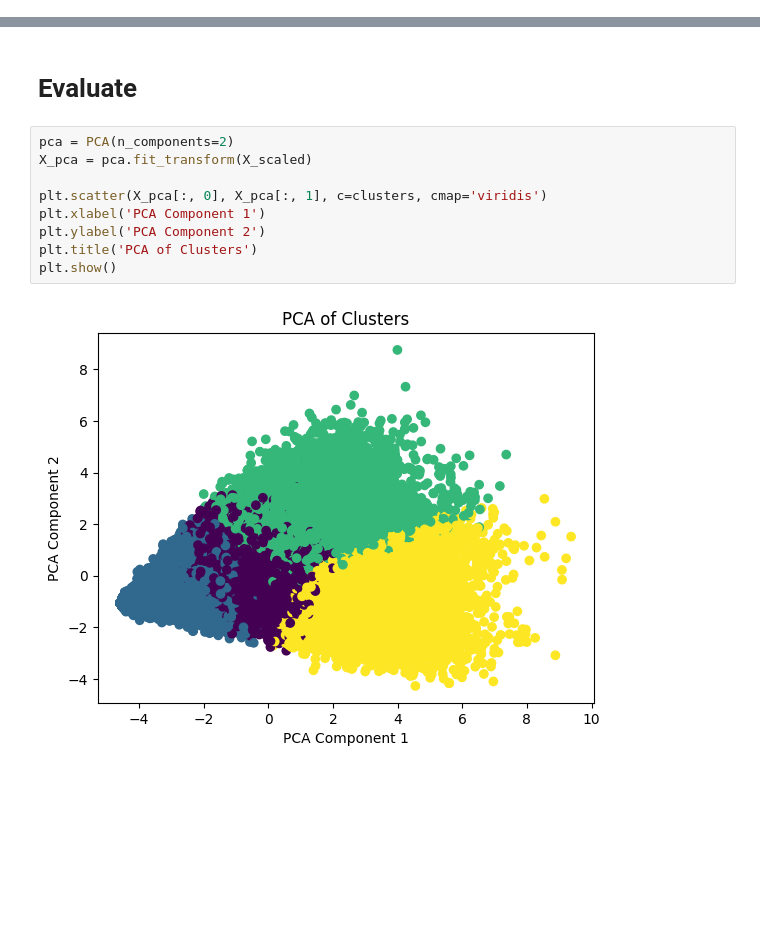
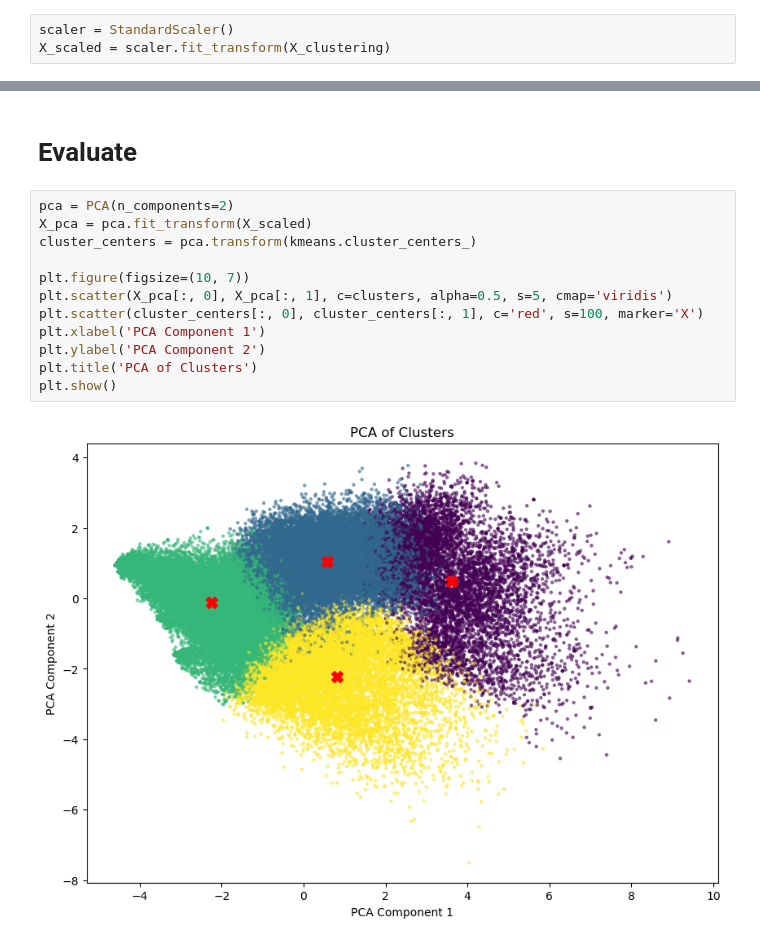
Before and after one commit to sammig6i/NBA-Fantasy-Points-Prediction, a Jupyter notebook: notebooks/NBA_Fantasy_Clustering.ipynb, the cells around one changed output, grey strips where cells are left out. Cells and saved outputs as stored; diff of their text form; blank space fills up the shorter version.

Commit message:
kmeans clustering with 4 clusters

```diff
--- a/notebooks/NBA_Fantasy_Clustering.ipynb
+++ b/notebooks/NBA_Fantasy_Clustering.ipynb
@@ -252,3 +259,6 @@ For n_clusters = 9, the average silhouette score is: 0.1191780119430014
+# %%
+scaler = StandardScaler()
+X_scaled = scaler.fit_transform(X_clustering)
 # %%
 kmeans = KMeans(n_clusters=4, random_state=42)
 clusters = kmeans.fit_predict(X_scaled)
@@ -258,12 +268,15 @@ X_clustering['cluster'] = clusters
 # %%
 pca = PCA(n_components=2)
 X_pca = pca.fit_transform(X_scaled)
+cluster_centers = pca.transform(kmeans.cluster_centers_)
 
-plt.scatter(X_pca[:, 0], X_pca[:, 1], c=clusters, cmap='viridis')
+plt.figure(figsize=(10, 7))
+plt.scatter(X_pca[:, 0], X_pca[:, 1], c=clusters, alpha=0.5, s=5, cmap='viridis')
+plt.scatter(cluster_centers[:, 0], cluster_centers[:, 1], c='red', s=100, marker='X')
 plt.xlabel('PCA Component 1')
 plt.ylabel('PCA Component 2')
 plt.title('PCA of Clusters')
 plt.show()
 # %% [output]
-[figure, old version]
+[figure, new version]
 # %%
```
Also changed, not shown: parts of 5 cells of this notebook.
